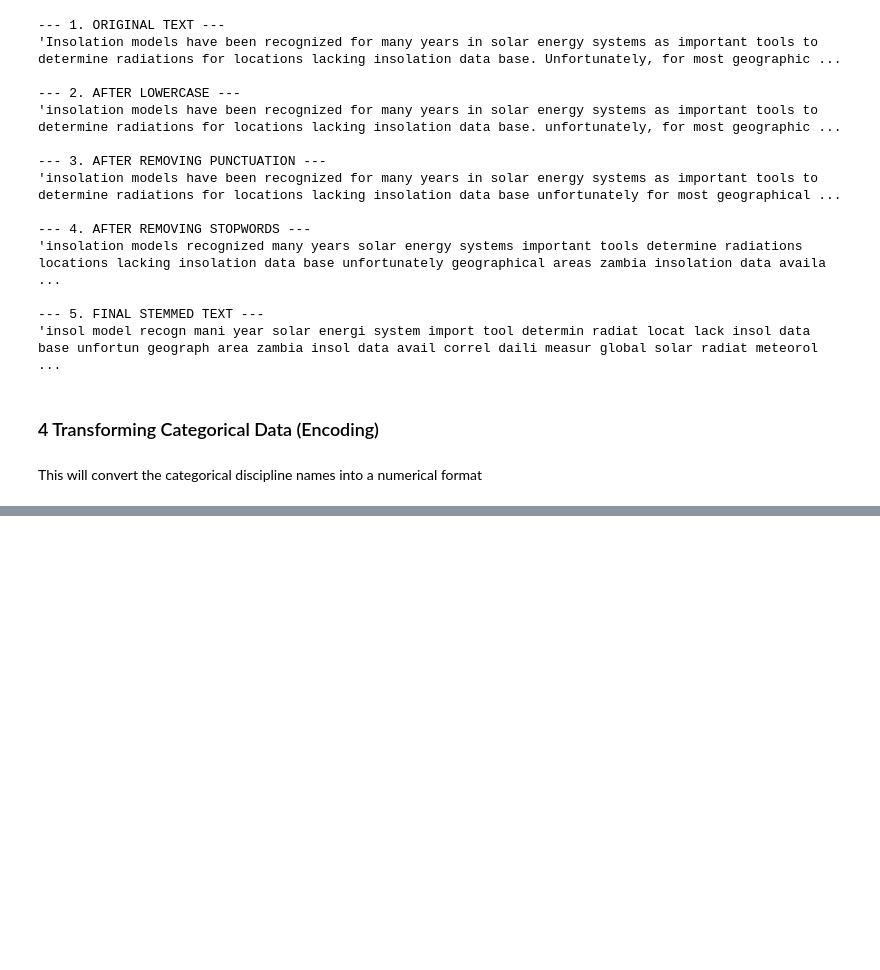
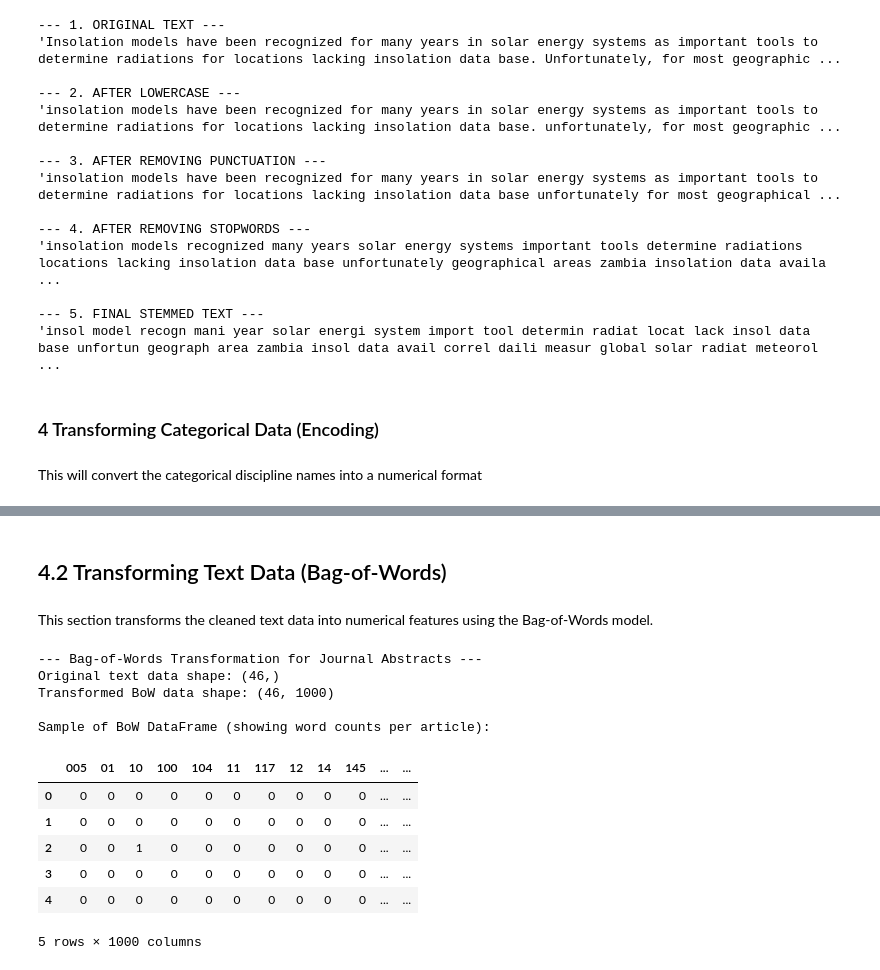
Before and after one commit to Alpha-Male-Dennis/4792_Data-Mining-Group-18, a Jupyter notebook: CSC_4792_Project_G18.ipynb, the cells around one changed output, grey strips where cells are left out. Saved outputs shown, nothing was run; the diff lists cells and outputs as text; code cells hidden in the pictures; blank space fills up the shorter version.

Commit message:
[DP] Added Transforming Text Data

```diff
--- a/CSC_4792_Project_G18.ipynb
+++ b/CSC_4792_Project_G18.ipynb
@@ -460,0 +462,57 @@ display(var_transformed_dataframe[['discipline'] + [col for col in var_transform
+# %% [markdown]
+## 4.2 Transforming Text Data (Bag-of-Words)
+# %% [markdown]
+This section transforms the cleaned text data into numerical features using the Bag-of-Words model.
+# %%
+# Feature Engineering
+# Combine the cleaned text columns into a single column
+var_preprocessed_dataframe['CombinedText'] = var_preprocessed_dataframe['CleanedTitle'] + ' ' + var_preprocessed_dataframe['CleanedAbstract'] + ' ' + var_preprocessed_dataframe['CleanedKeywords']
+
+
+# --- Complete Text Preprocessing Pipeline ---
+def fxn_preprocess_text_pipeline(var_text):
+    """A complete text preprocessing pipeline for journal articles."""
+    if not isinstance(var_text, str):
+        return ""  # Return empty string for non-string (e.g., NaN) inputs
+
+    var_processed_text = fxn_convert_to_lowercase(var_text)
+    var_processed_text = fxn_remove_punctuation(var_processed_text)
+    var_processed_text = fxn_remove_stopwords(var_processed_text)
+    var_processed_text = fxn_stem_text(var_processed_text)
+
+    return var_processed_text
+
+# --- Apply Preprocessing to Journal Article Abstracts ---
+
+# Step 1: Handle missing values in the abstract column
+var_abstract_series = df['abstract'].fillna('')
+
+# Step 2: Apply the full cleaning pipeline to the abstracts
+var_cleaned_abstracts = var_abstract_series.apply(fxn_preprocess_text_pipeline)
+
+# Step 3: Transform the cleaned text into a Bag-of-Words representation
+var_vectorizer = CountVectorizer(max_features=1000)  # Limit to top 1000 features
+var_bow_matrix = var_vectorizer.fit_transform(var_preprocessed_dataframe['CombinedText'])
+
+# Step 4: Convert the result into a DataFrame for easy viewing
+var_bow_dataframe = pd.DataFrame(var_bow_matrix.toarray(),
+                                 columns=var_vectorizer.get_feature_names_out())
+
+print("--- Bag-of-Words Transformation for Journal Abstracts ---")
+print("Original text data shape:", var_preprocessed_dataframe['CombinedText'].shape)
+print("Transformed BoW data shape:", var_bow_dataframe.shape)
+print("\nSample of BoW DataFrame (showing word counts per article):")
+display(var_bow_dataframe.head())
+# %% [output]
+--- Bag-of-Words Transformation for Journal Abstracts ---
+Original text data shape: (46,)
+Transformed BoW data shape: (46, 1000)
+
+Sample of BoW DataFrame (showing word counts per article):
+|  | 005 | 01 | 10 | 100 | 104 | 11 | 117 | 12 | 14 | 145 | ... | ... |
+| 0 | 0 | 0 | 0 | 0 | 0 | 0 | 0 | 0 | 0 | 0 | ... | ... |
+| 1 | 0 | 0 | 0 | 0 | 0 | 0 | 0 | 0 | 0 | 0 | ... | ... |
+| 2 | 0 | 0 | 1 | 0 | 0 | 0 | 0 | 0 | 0 | 0 | ... | ... |
+| 3 | 0 | 0 | 0 | 0 | 0 | 0 | 0 | 0 | 0 | 0 | ... | ... |
+| 4 | 0 | 0 | 0 | 0 | 0 | 0 | 0 | 0 | 0 | 0 | ... | ... |
+5 rows × 1000 columns
```
Also changed, not shown: parts of 8 cells of this notebook.
